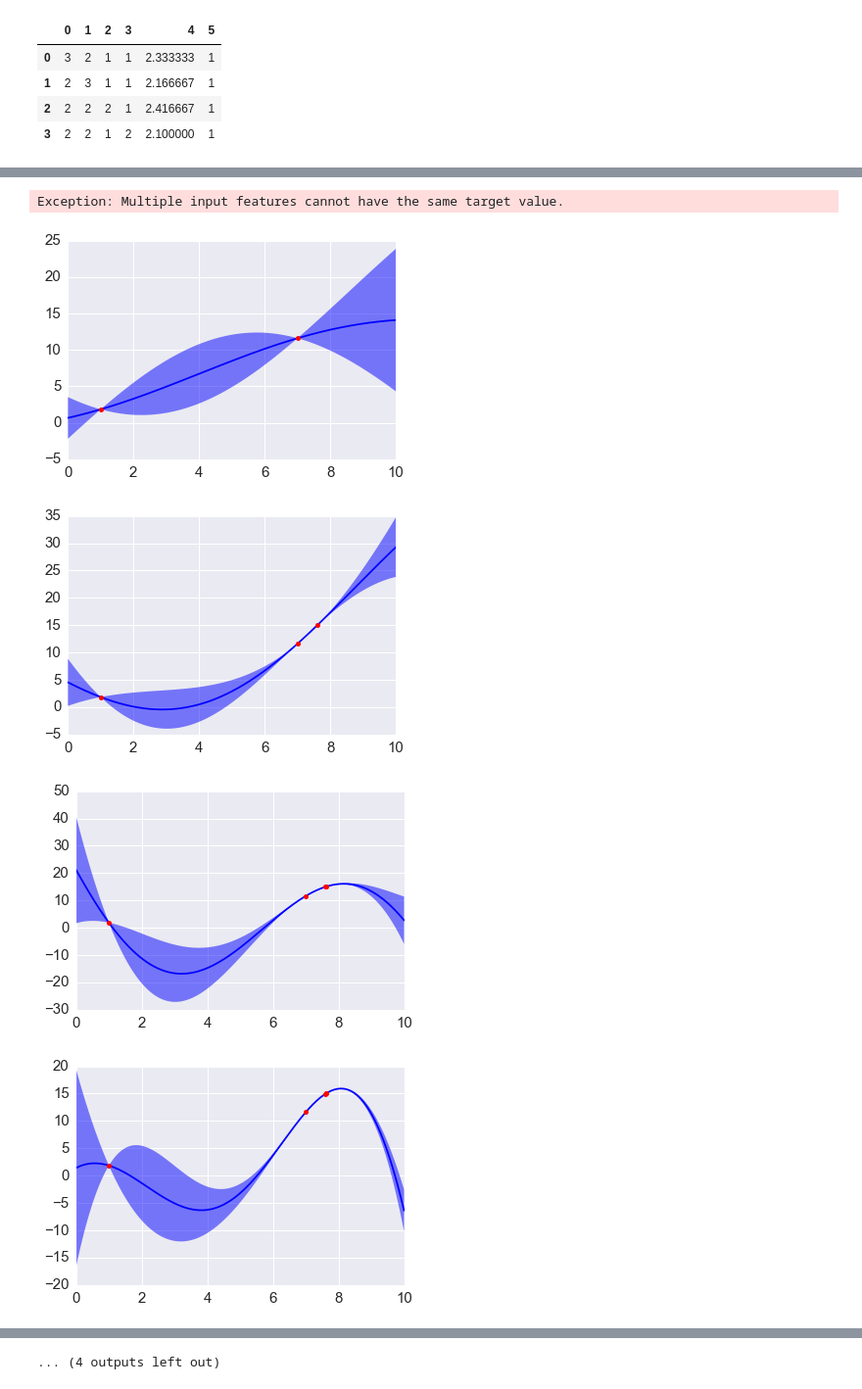
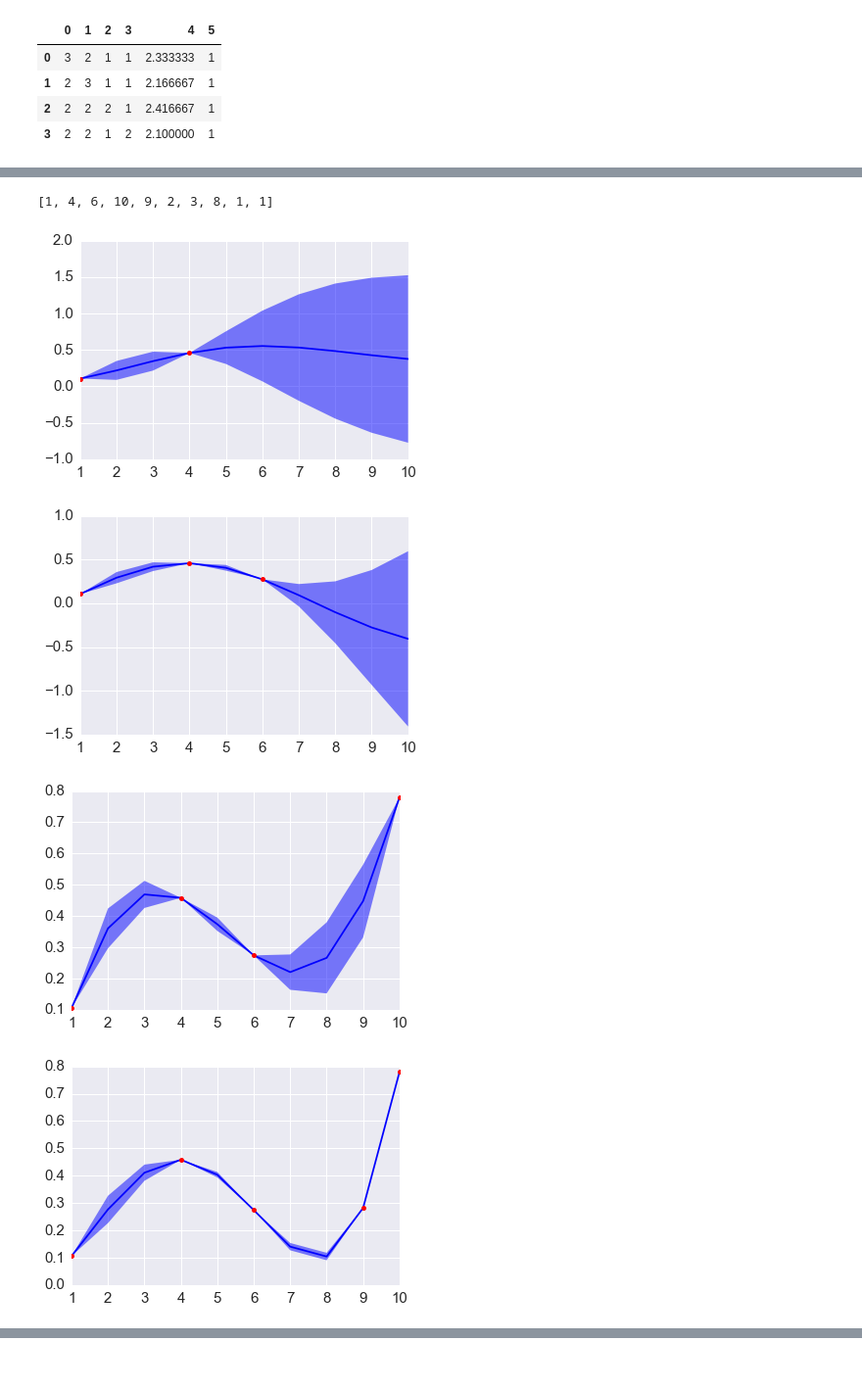
Before and after one commit to timoryxl/Multi-armed-bandit, a Jupyter notebook: Multi-Armed_Bandit_HARIHARAN.ipynb, the cells around one changed output, grey strips where cells are left out. Shown at 98% size. Drawn from its saved outputs; the diff is of its cells as text; code cells hidden in the pictures.

```diff
--- a/Multi-Armed_Bandit_HARIHARAN.ipynb
+++ b/Multi-Armed_Bandit_HARIHARAN.ipynb
@@ -175,11 +175,15 @@ from sklearn import gaussian_process
 import matplotlib.pyplot as plt
 from scipy.stats import norm
 import heapq
-
-
+np.random.seed(124)
+y = np.random.random(m)
 # Here specified the true reward of each machine
 def f(x):
-    return x*(np.sin(x)+1)
+    if x is np.ndarray:
+        x = x.T.astype(int)
+    if isinstance(x,list):
+        x = np.asarray(x,int)
+    return y[x-1]
 
 #Inputs are:
 #Your initial choice
@@ -187,11 +191,11 @@ def f(x):
 #Number of machines
 
 def armedbandit(choice,f,m):
-    x = np.atleast_2d(np.linspace(0, 10, m)).T
+    x = np.atleast_2d(np.linspace(1, m, m)).T
 
     # Randomly set initial values to be appended
-    point_append_after = 0.5
-    point_append_before = 0
+    point_append_after = 2
+    point_append_before = 1
 
     # When the points are not changing, stop and return
     while(point_append_before - point_append_after != 0):
@@ -225,7 +229,7 @@ def armedbandit(choice,f,m):
             seq = norm.cdf((y_pred - mu_plus-0.1)/sigma)
             res = heapq.nlargest(i+1, seq)
             ind = np.where(seq == res[i])
-            point_append_after = ind[0][0]*10/m
+            point_append_after = ind[0][0]+1
             if point_append_after not in choice:
                 break
         choice.append(point_append_after)
@@ -235,9 +309,10 @@ def armedbandit(choice,f,m):
 # %%
-choice = [1,7]
-armedbandit(choice,f,1000)
+m = 10
+choice = [1,4]
+armedbandit(choice,f,m)
 # %% [output]
-Exception: Multiple input features cannot have the same target value.
+[1, 4, 6, 10, 9, 2, 3, 8, 1, 1]
-[figure, old version]
+[figure, new version]
-[figure, old version]
+[figure, new version]
-[figure, old version]
+[figure, new version]
-[figure, old version]
+[figure, new version]
@@ -251 +322,0 @@ Exception: Multiple input features cannot have the same target value.
-... (4 outputs left out)
```
Also changed, not shown: parts of 3 cells of this notebook.
